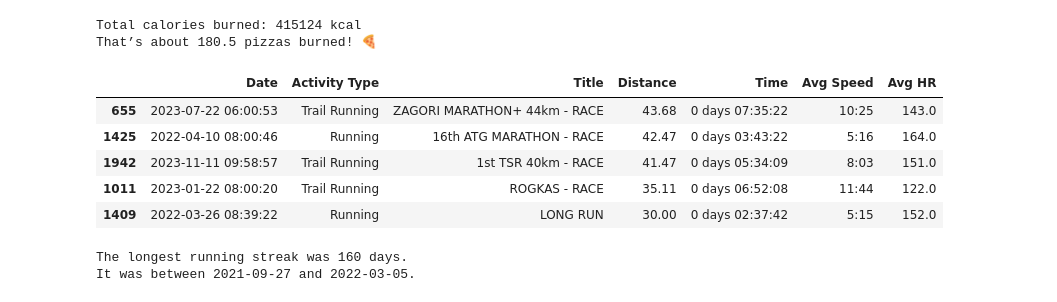
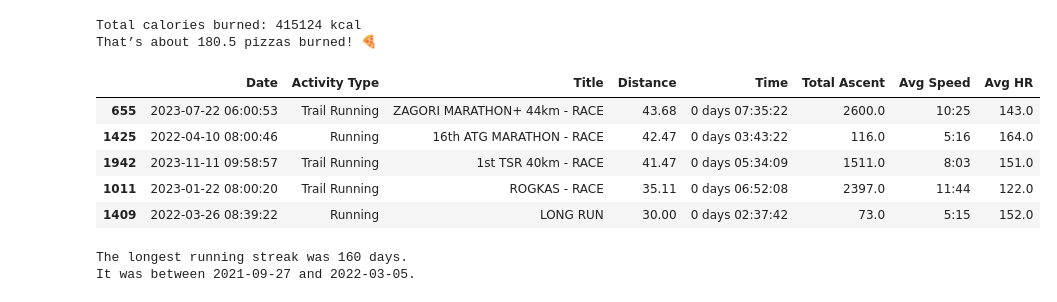
Before and after one commit to kostaskes/my-garmin-runs, a Jupyter notebook: running_analysis.ipynb, the cells around one changed output. Saved outputs shown, nothing was run; the diff lists cells and outputs as text; code cells hidden in the pictures.

```diff
--- a/running_analysis.ipynb
+++ b/running_analysis.ipynb
@@ -194,16 +194,16 @@ That’s about 180.5 pizzas burned! 🍕
 # %%
 # get top 5 longest runs by distance
 top_longest_runs = running_activities.sort_values(by='Distance', ascending=False).head()
 
 # display the relevant columns
-top_longest_runs[['Date', 'Activity Type', 'Title', 'Distance', 'Time', 'Avg Speed', 'Avg HR']]
+top_longest_runs[['Date', 'Activity Type', 'Title', 'Distance', 'Time', 'Total Ascent', 'Avg Speed', 'Avg HR']]
 # %% [output]
-|  | Date | Activity Type | Title | Distance | Time | Avg Speed | Avg HR |
-| 655 | 2023-07-22 06:00:53 | Trail Running | ZAGORI MARATHON+ 44km - RACE | 43.68 | 0 days 07:35:22 | 10:25 | 143.0 |
-| 1425 | 2022-04-10 08:00:46 | Running | 16th ATG MARATHON - RACE | 42.47 | 0 days 03:43:22 | 5:16 | 164.0 |
-| 1942 | 2023-11-11 09:58:57 | Trail Running | 1st TSR 40km - RACE | 41.47 | 0 days 05:34:09 | 8:03 | 151.0 |
-| 1011 | 2023-01-22 08:00:20 | Trail Running | ROGKAS - RACE | 35.11 | 0 days 06:52:08 | 11:44 | 122.0 |
-| 1409 | 2022-03-26 08:39:22 | Running | LONG RUN | 30.00 | 0 days 02:37:42 | 5:15 | 152.0 |
+|  | Date | Activity Type | Title | Distance | Time | Total Ascent | Avg Speed | Avg HR |
+| 655 | 2023-07-22 06:00:53 | Trail Running | ZAGORI MARATHON+ 44km - RACE | 43.68 | 0 days 07:35:22 | 2600.0 | 10:25 | 143.0 |
+| 1425 | 2022-04-10 08:00:46 | Running | 16th ATG MARATHON - RACE | 42.47 | 0 days 03:43:22 | 116.0 | 5:16 | 164.0 |
+| 1942 | 2023-11-11 09:58:57 | Trail Running | 1st TSR 40km - RACE | 41.47 | 0 days 05:34:09 | 1511.0 | 8:03 | 151.0 |
+| 1011 | 2023-01-22 08:00:20 | Trail Running | ROGKAS - RACE | 35.11 | 0 days 06:52:08 | 2397.0 | 11:44 | 122.0 |
+| 1409 | 2022-03-26 08:39:22 | Running | LONG RUN | 30.00 | 0 days 02:37:42 | 73.0 | 5:15 | 152.0 |
 # %%
 # calculate longest running streak based on consecutive calendar days
 
```
